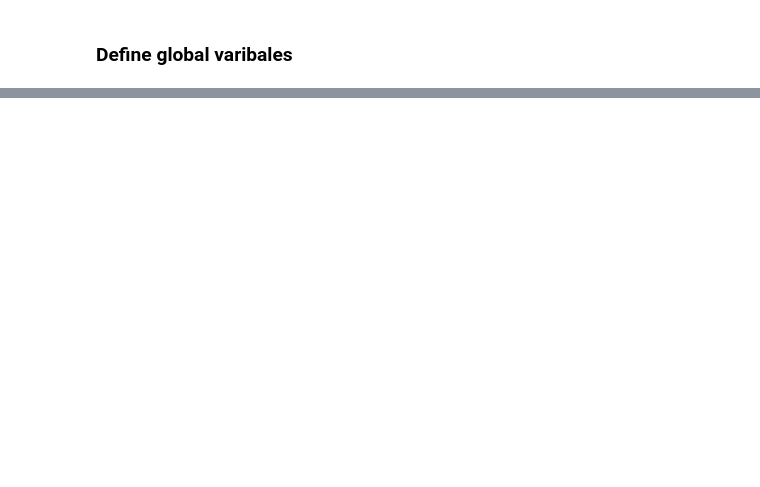
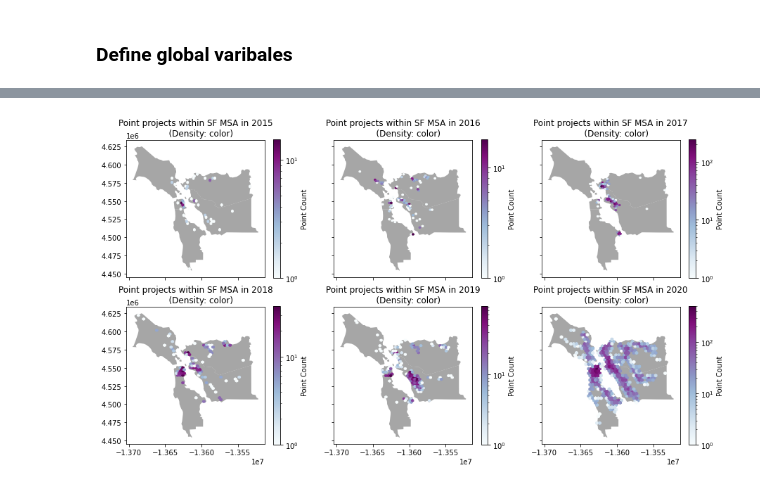
Before and after one commit to yohaoyu/ClimateGentrificationSF, a Jupyter notebook: 01-data-processing.ipynb, the cells around one changed output, grey strips where cells are left out. Saved outputs shown, nothing was run; the diff lists cells and outputs as text; code cells hidden in the pictures; blank space fills up the shorter version.

```diff
--- a/01-data-processing.ipynb
+++ b/01-data-processing.ipynb
@@ -157,0 +273,12 @@ len(sf_point)
+# %%
+f,axs = plt.subplots(2,3,figsize=(15,8),sharex=True,sharey=True)
+for ax,y in zip(axs.flat,YEARS):
+    data = sf_point[sf_point.reportingcyclename==y]
+    sf_boundary.plot(ax=ax,color='gray',alpha=0.7)
+    hb = ax.hexbin(data.geometry.x,data.geometry.y, gridsize=40, cmap='BuPu',mincnt=1,bins='log')
+    ax.set_title(f'''Point projects within SF MSA in {y}
+    (Density: color)''')
+    plt.colorbar(hb,label='Point Count',ax=ax)
+plt.show()
+# %% [output]
+[figure, added]
```
Also changed, not shown: parts of 80 cells of this notebook, 3 other files.
